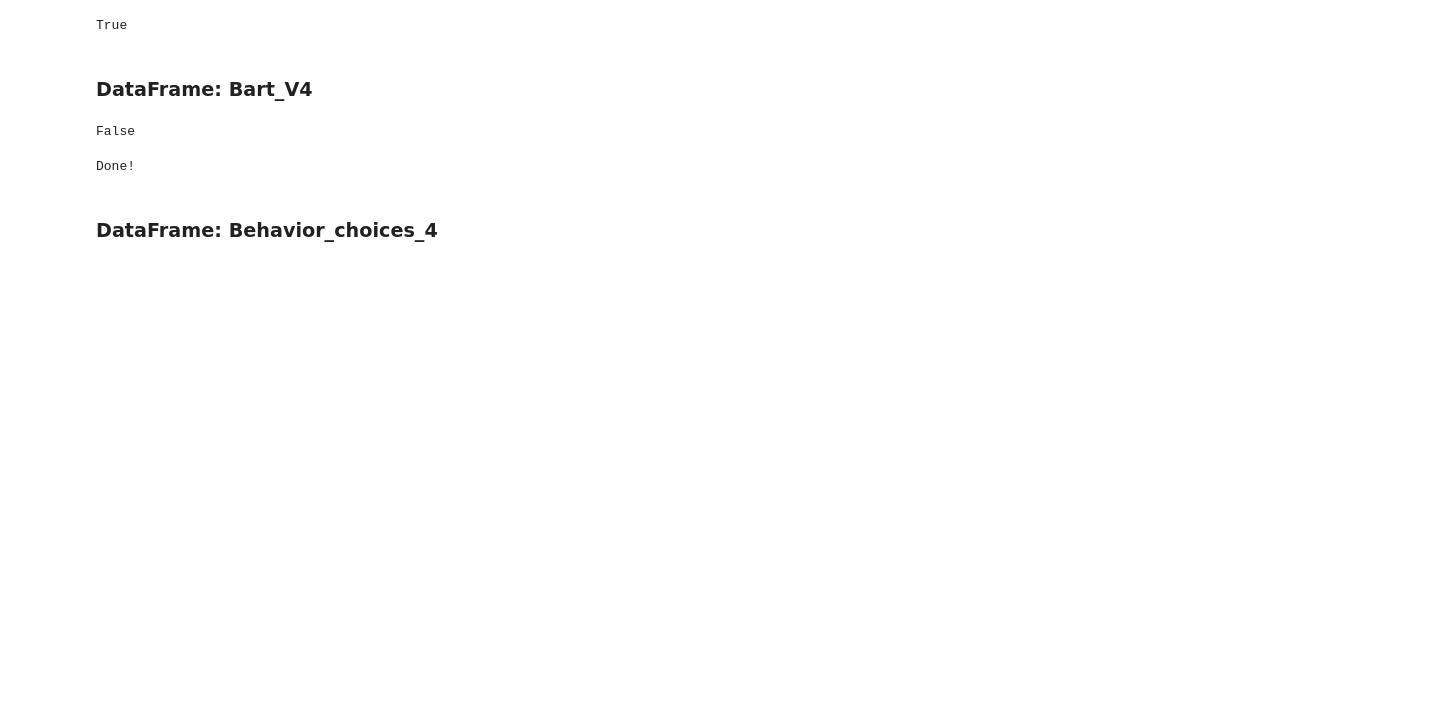
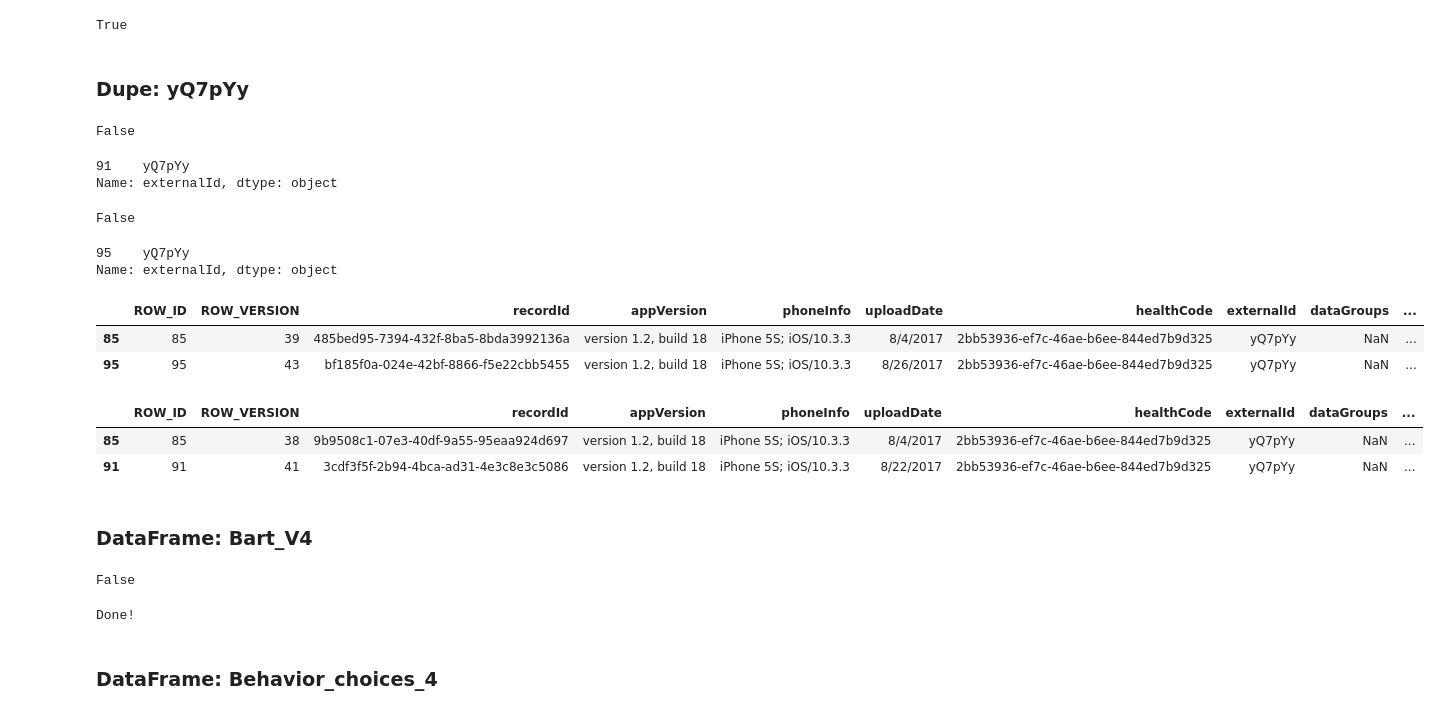
Before and after one commit to wraikes/partnership, a Jupyter notebook: Sage_Data_Merge-8_31_17.ipynb, the cells around one changed output. Drawn from its saved outputs; the diff is of its cells as text; code cells hidden in the pictures; blank space fills up the shorter version.

Commit message:
Add checks to data quality

```diff
--- a/Sage_Data_Merge-8_31_17.ipynb
+++ b/Sage_Data_Merge-8_31_17.ipynb
@@ -140,6 +196,44 @@ for file, name in zip(files_as_is, names_as_is):
 all([dupe_check(df) for name, df in new_dfs.items()])
 # %% [output]
 True
+# %% [markdown]
+### Dupe: yQ7pYy
+# %%
+demos = pd.read_csv('digital-marshmallow-demographics-v2_8.31.17.csv')
+demos = remove_dupes(demos)
+
+dupe_check(demos)
+# %% [output]
+False
+# %%
+demos.externalId[demos.externalId.duplicated()]
+# %% [output]
+91    yQ7pYy
+Name: externalId, dtype: object
+# %%
+gen = pd.read_csv('digital-marshmallow-generally_sem_diff_bl-v2_8.31.17.csv')
+gen = remove_dupes(gen)
+
+dupe_check(gen)
+# %% [output]
+False
+# %%
+gen.externalId[gen.externalId.duplicated()]
+# %% [output]
+95    yQ7pYy
+Name: externalId, dtype: object
+# %%
+gen[gen.externalId == 'yQ7pYy']
+# %% [output]
+|  | ROW_ID | ROW_VERSION | recordId | appVersion | phoneInfo | uploadDate | healthCode | externalId | dataGroups | ... |
+| 85 | 85 | 39 | 485bed95-7394-432f-8ba5-8bda3992136a | version 1.2, build 18 | iPhone 5S; iOS/10.3.3 | 8/4/2017 | 2bb53936-ef7c-46ae-b6ee-844ed7b9d325 | yQ7pYy | NaN | ... |
+| 95 | 95 | 43 | bf185f0a-024e-42bf-8866-f5e22cbb5455 | version 1.2, build 18 | iPhone 5S; iOS/10.3.3 | 8/26/2017 | 2bb53936-ef7c-46ae-b6ee-844ed7b9d325 | yQ7pYy | NaN | ... |
+# %%
+demos[demos.externalId == 'yQ7pYy']
+# %% [output]
+|  | ROW_ID | ROW_VERSION | recordId | appVersion | phoneInfo | uploadDate | healthCode | externalId | dataGroups | ... |
+| 85 | 85 | 38 | 9b9508c1-07e3-40df-9a55-95eaa924d697 | version 1.2, build 18 | iPhone 5S; iOS/10.3.3 | 8/4/2017 | 2bb53936-ef7c-46ae-b6ee-844ed7b9d325 | yQ7pYy | NaN | ... |
+| 91 | 91 | 41 | 3cdf3f5f-2b94-4bca-ad31-4e3c8e3c5086 | version 1.2, build 18 | iPhone 5S; iOS/10.3.3 | 8/22/2017 | 2bb53936-ef7c-46ae-b6ee-844ed7b9d325 | yQ7pYy | NaN | ... |
 # %% [markdown]
 ### DataFrame: Bart_V4
 # %%
```
Also changed, not shown: parts of 7 cells of this notebook, 4 other files.
